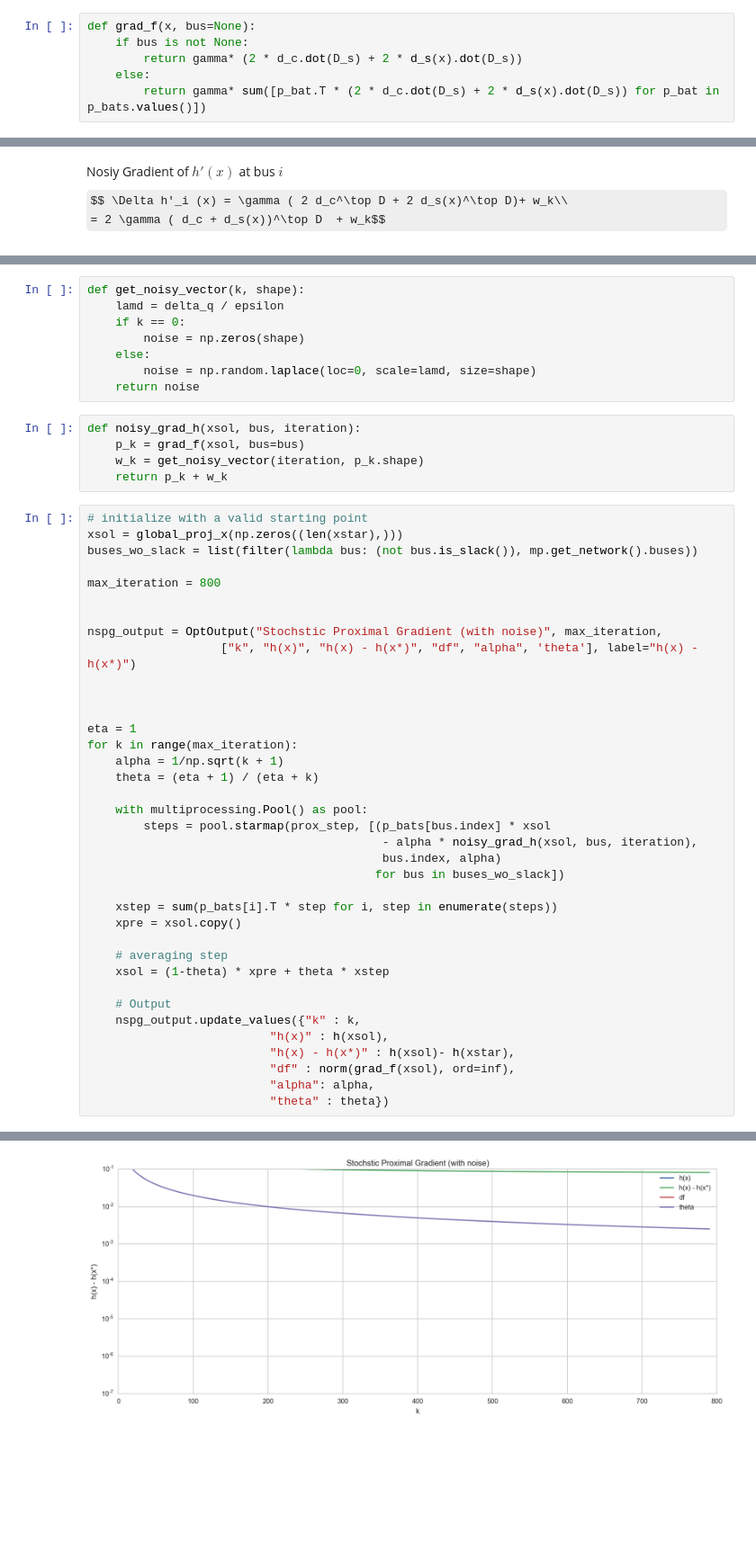
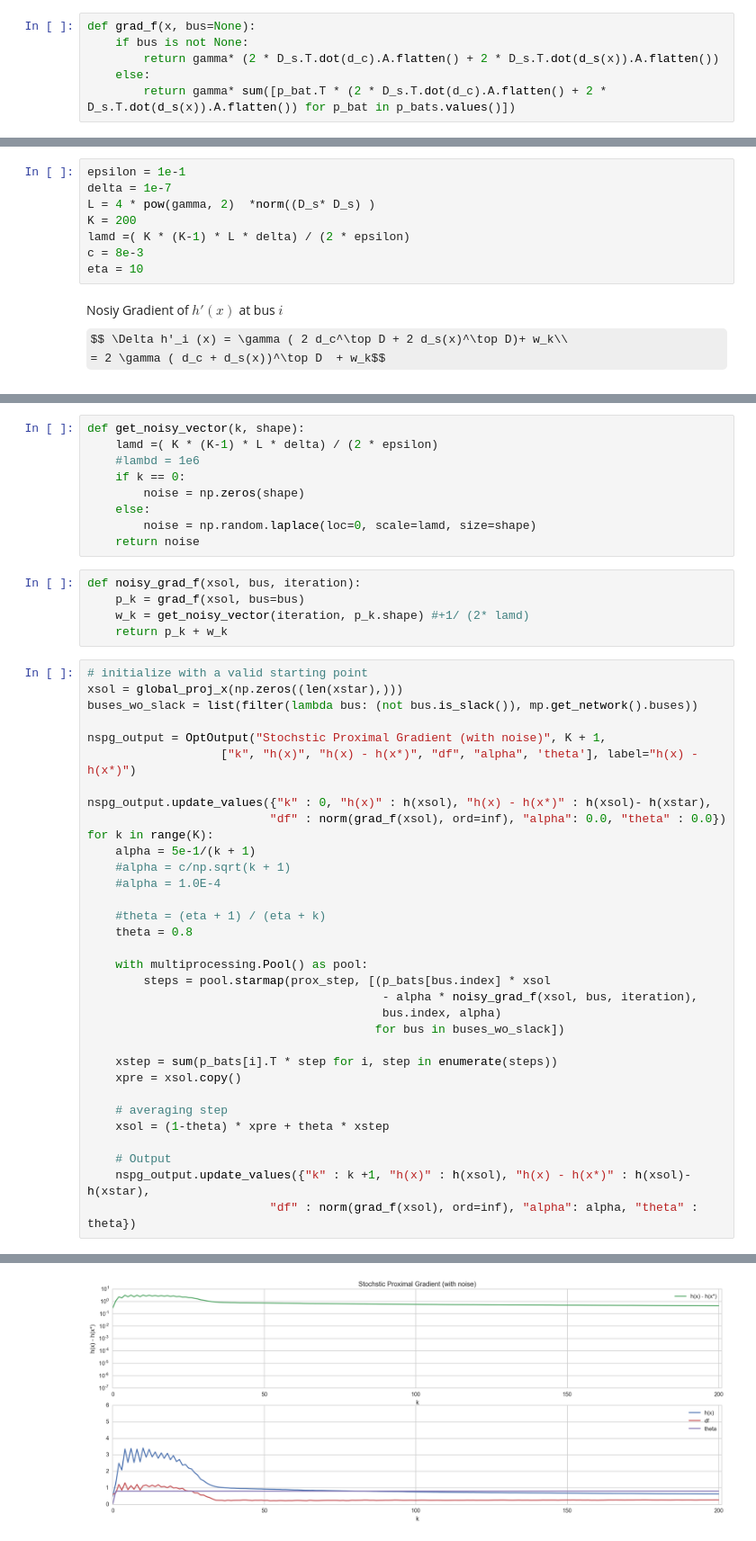
Before and after one commit to martinzellner/mp-pfnet, a Jupyter notebook: Load Variance.ipynb, the cells around one changed output, grey strips where cells are left out. Shown at 90% size. Saved outputs shown, nothing was run; the diff lists cells and outputs as text; some formulas as TeX source; blank space fills up the shorter version.

```diff
--- a/Load Variance.ipynb
+++ b/Load Variance.ipynb
@@ -633,9 +662,9 @@ Gradient of $f(x)$ (the load profile smoothing term)
 # %%
 def grad_f(x, bus=None):
     if bus is not None:
-        return gamma* (2 * d_c.dot(D_s) + 2 * d_s(x).dot(D_s))
+        return gamma* (2 * D_s.T.dot(d_c).A.flatten() + 2 * D_s.T.dot(d_s(x)).A.flatten())
     else:
-        return gamma* sum([p_bat.T * (2 * d_c.dot(D_s) + 2 * d_s(x).dot(D_s)) for p_bat in p_bats.values()])
+        return gamma* sum([p_bat.T * (2 * D_s.T.dot(d_c).A.flatten() + 2 * D_s.T.dot(d_s(x)).A.flatten()) for p_bat in p_bats.values()])
 # %% [markdown]
 proximal operator
 
@@ -817,3 +839,11 @@ delta_q = 1e-7
+# %%
+epsilon = 1e-1
+delta = 1e-7
+L = 4 * pow(gamma, 2)  *norm((D_s* D_s) )
+K = 200
+lamd =( K * (K-1) * L * delta) / (2 * epsilon)
+c = 8e-3
+eta = 10
 # %% [markdown]
 Nosiy Gradient of $h'(x)$ at bus $i$
 $$ \Delta h'_i (x) = \gamma ( 2 d_c^\top D + 2 d_s(x)^\top D)+ w_k\\
@@ -821,37 +855,38 @@ $$ \Delta h'_i (x) = \gamma ( 2 d_c^\top D + 2 d_s(x)^\top D)+ w_k\\
 # %%
 def get_noisy_vector(k, shape):
-    lamd = delta_q / epsilon
+    lamd =( K * (K-1) * L * delta) / (2 * epsilon)
+    #lambd = 1e6
     if k == 0:
         noise = np.zeros(shape)
     else:
         noise = np.random.laplace(loc=0, scale=lamd, size=shape)
     return noise
 # %%
-def noisy_grad_h(xsol, bus, iteration):
+def noisy_grad_f(xsol, bus, iteration):
     p_k = grad_f(xsol, bus=bus)
-    w_k = get_noisy_vector(iteration, p_k.shape)
+    w_k = get_noisy_vector(iteration, p_k.shape) #+1/ (2* lamd)
     return p_k + w_k
 # %%
 # initialize with a valid starting point
 xsol = global_proj_x(np.zeros((len(xstar),)))
 buses_wo_slack = list(filter(lambda bus: (not bus.is_slack()), mp.get_network().buses))
 
-max_iteration = 800
-
-
-nspg_output = OptOutput("Stochstic Proximal Gradient (with noise)", max_iteration,
+nspg_output = OptOutput("Stochstic Proximal Gradient (with noise)", K + 1,
                    ["k", "h(x)", "h(x) - h(x*)", "df", "alpha", 'theta'], label="h(x) - h(x*)")
 
+nspg_output.update_values({"k" : 0, "h(x)" : h(xsol), "h(x) - h(x*)" : h(xsol)- h(xstar),
+                          "df" : norm(grad_f(xsol), ord=inf), "alpha": 0.0, "theta" : 0.0})
+for k in range(K):
+    alpha = 5e-1/(k + 1)
+    #alpha = c/np.sqrt(k + 1)
+    #alpha = 1.0E-4
 
-
-eta = 1
-for k in range(max_iteration):
-    alpha = 1/np.sqrt(k + 1)
-    theta = (eta + 1) / (eta + k)
+    #theta = (eta + 1) / (eta + k)
+    theta = 0.8
 
     with multiprocessing.Pool() as pool:
         steps = pool.starmap(prox_step, [(p_bats[bus.index] * xsol
-                                          - alpha * noisy_grad_h(xsol, bus, iteration),
+                                          - alpha * noisy_grad_f(xsol, bus, iteration),
                                           bus.index, alpha)
                                          for bus in buses_wo_slack])
 
@@ -862,12 +897,8 @@ for k in range(max_iteration):
     xsol = (1-theta) * xpre + theta * xstep
 
     # Output
-    nspg_output.update_values({"k" : k,
-                          "h(x)" : h(xsol),
-                          "h(x) - h(x*)" : h(xsol)- h(xstar),
-                          "df" : norm(grad_f(xsol), ord=inf),
-                          "alpha": alpha,
-                          "theta" : theta})
+    nspg_output.update_values({"k" : k +1, "h(x)" : h(xsol), "h(x) - h(x*)" : h(xsol)- h(xstar),
+                          "df" : norm(grad_f(xsol), ord=inf), "alpha": alpha, "theta" : theta})
 # %% [output]
 | k|h(x)|h(x) - h(x*)|df|alpha|theta |
 | ---|---|---|---|---|---|
@@ -932 +926 @@ for k in range(max_iteration):
-[figure, old version]
+[figure, new version]
```
Also changed, not shown: parts of 34 cells of this notebook.
